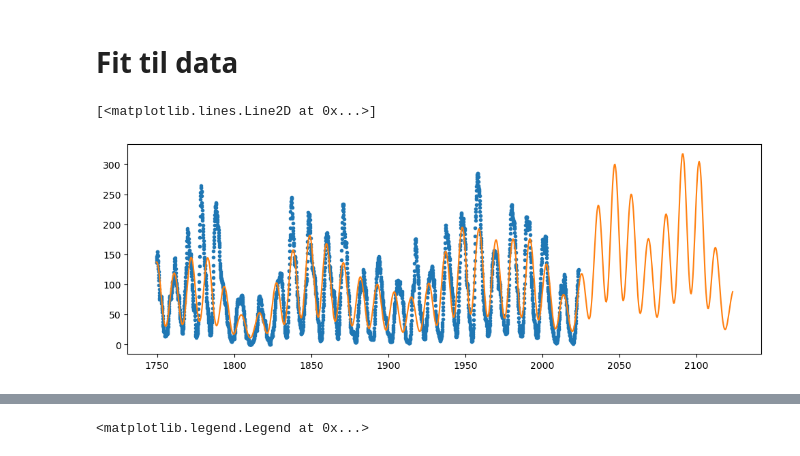
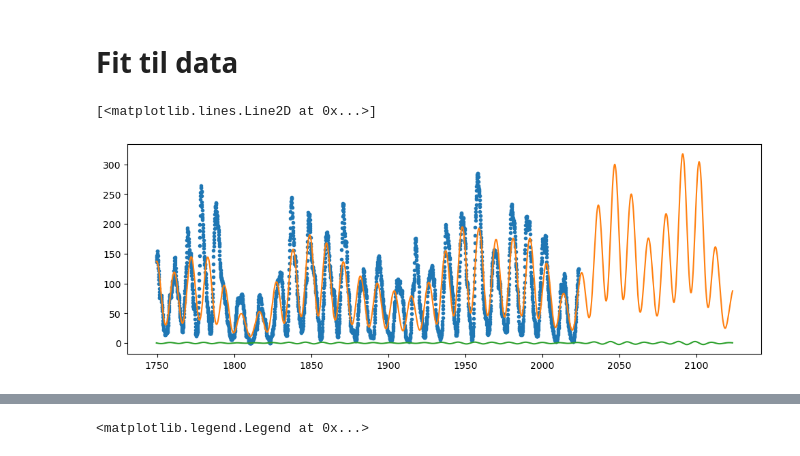
Before and after one commit to Focus9752/Solpletter_projekt, a Jupyter notebook: ok/Solpletanalyse.ipynb, the cells around one changed output, grey strips where cells are left out. Drawn from its saved outputs; the diff is of its cells as text; code cells hidden in the pictures.

```diff
--- a/ok/Solpletanalyse.ipynb
+++ b/ok/Solpletanalyse.ipynb
@@ -100,32 +101,33 @@ Var2 , Cov2 = curve_fit(sin2 , Dato_brøkdel , Monthly_smoothed_sunspot_number ,
 #3
 def sin3(x,a1,b1,c1,d1,a2,b2,c2,d2,a3,b3,c3,d3):
     return a1 * np.sin( x * b1 + c1 ) + d1 + a2 * np.sin( x * b2 + c2 ) + d2 + a3 * np.sin( x * b3 + c3 ) + d3
 Var3 , Cov3 = curve_fit(sin3 , Dato_brøkdel , Monthly_smoothed_sunspot_number , p0=[*Var2,1,1/11.9,1,1])
 
 #4
 def sin4(x,a1,b1,c1,d1,a2,b2,c2,d2,a3,b3,c3,d3,a4,b4,c4,d4):
     return a1 * np.sin( x * b1 + c1 ) + d1 + a2 * np.sin( x * b2 + c2 ) + d2 + a3 * np.sin( x * b3 + c3 ) + d3 + a4 * np.sin( x * b4 + c4 ) + d4
 Var4 , Cov4 = curve_fit(sin4 , Dato_brøkdel , Monthly_smoothed_sunspot_number , p0=[*Var3,1,1/21,1,1])
 
 #5
 def sin5(x,a1,b1,c1,d1,a2,b2,c2,d2,a3,b3,c3,d3,a4,b4,c4,d4,a5,b5,c5,d5):
     return a1 * np.sin( x * b1 + c1 ) + d1 + a2 * np.sin( x * b2 + c2 ) + d2 + a3 * np.sin( x * b3 + c3 ) + d3 + a4 * np.sin( x * b4 + c4 ) + d4 + a5 * np.sin( x * b5 + c5 ) + d5
 Var5 , Cov5 = curve_fit(sin5 , Dato_brøkdel , Monthly_smoothed_sunspot_number , p0=[*Var4,1,1/5.5,1,1])
 
 #6
 def sin6(x,a1,b1,c1,d1,a2,b2,c2,d2,a3,b3,c3,d3,a4,b4,c4,d4,a5,b5,c5,d5,a6,b6,c6,d6):
     return (a1 * np.sin( x * b1 + c1 ) + d1 + a2 * np.sin( x * b2 + c2 ) + d2 + a3 * np.sin( x * b3 + c3 ) + d3 + a4 * np.sin( x * b4 + c4 ) + d4 + a5 * np.sin( x * b5 + c5 ) + d5) *  (a6 * np.sin( x * b6 + c6 ) + d6)
 Var6 , Cov6 = curve_fit(sin6 , Dato_brøkdel , Monthly_smoothed_sunspot_number , p0=[*Var5,1,1/1.8,1,1])
 
-x=np.linspace(Dato_brøkdel[0] , Dato_brøkdel[-1] +100, 1000)
+x=np.linspace(Dato_brøkdel[0] , Dato_brøkdel[-1] +100, 10000)
 y=sin6(x,*Var6)
 
 
 
 plt.figure(figsize=(12,4))
 
 plt.plot(Dato_brøkdel , Monthly_smoothed_sunspot_number , '.')
 plt.plot(x,y)
+plt.plot(x[0:-1],np.diff(sin6(x,*Var6)))
 # %% [output]
 [<matplotlib.lines.Line2D at 0x...>]
-[figure, old version]
+[figure, new version]
```
Also changed, not shown: parts of 4 cells of this notebook.
